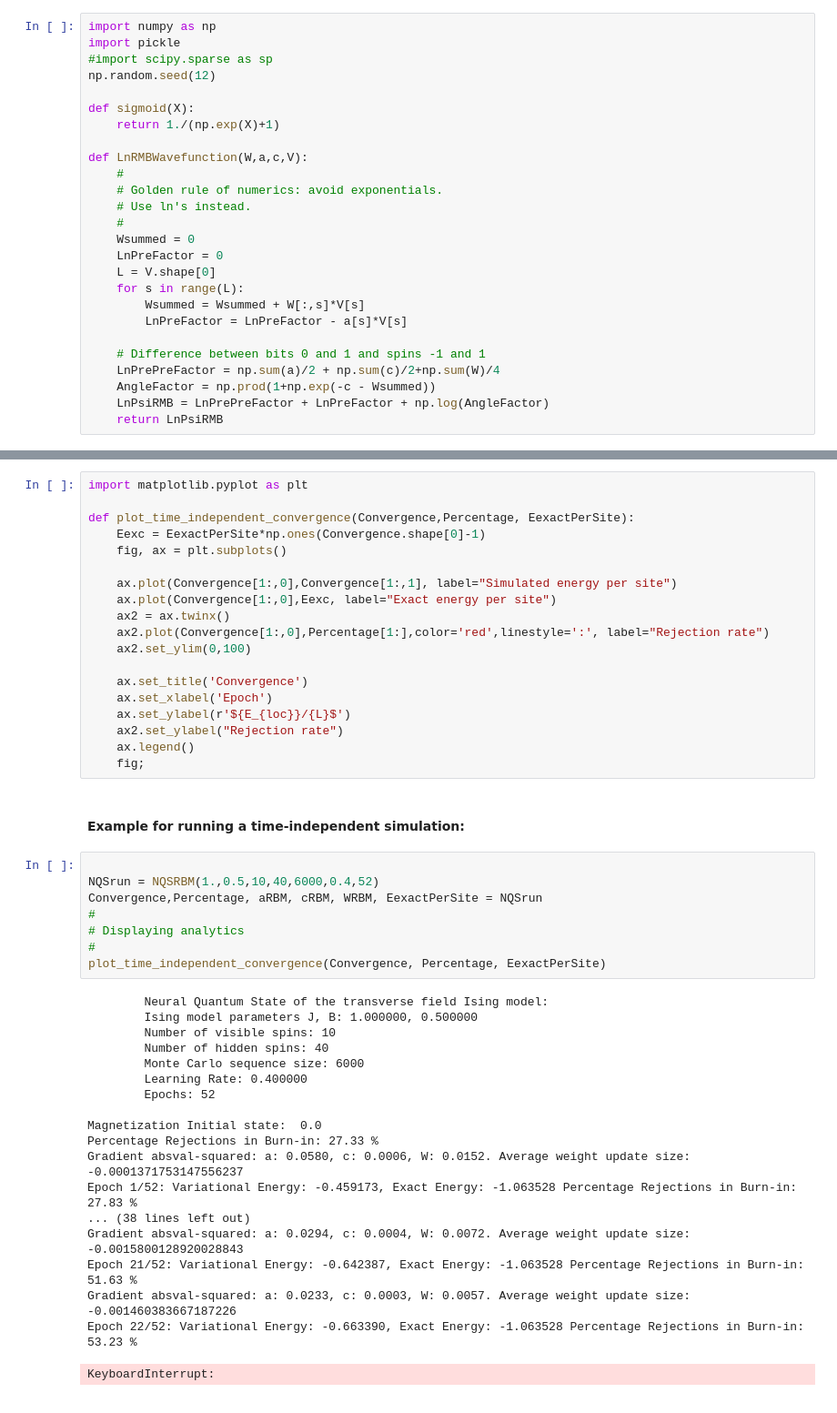
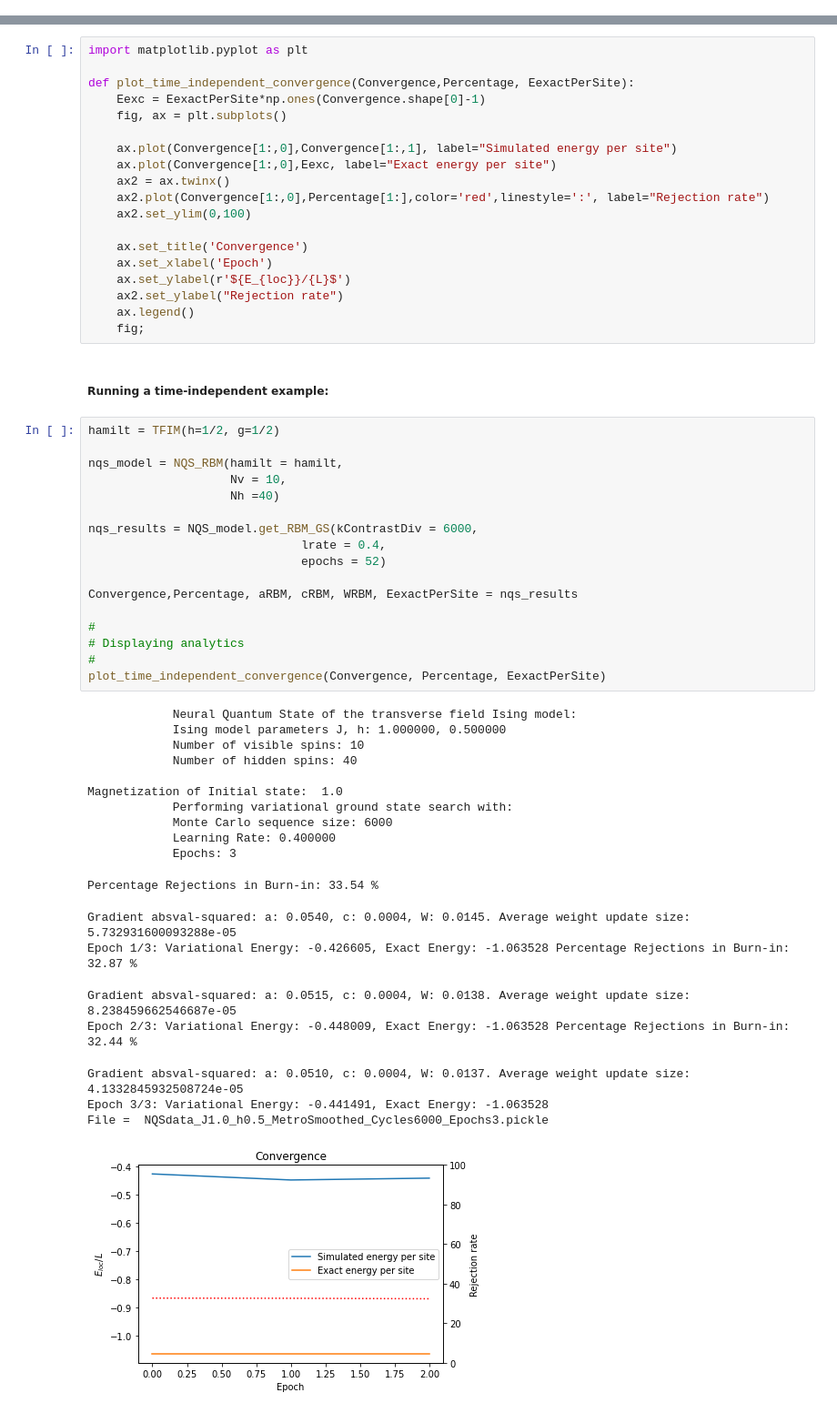
Before and after one commit to scipham/PCQI, a Jupyter notebook: TDP_NQS_notebook.ipynb, the cells around one changed output, grey strips where cells are left out. Shown at 91% size. Cells and saved outputs as stored; diff of their text form.

```diff
--- a/TDP_NQS_notebook.ipynb
+++ b/TDP_NQS_notebook.ipynb
@@ -9,29 +9,3 @@ Set-up of basic NQS framework & implementation of time evolution + evaluation of
 # %% [markdown]
 ---------------------------------------------------
 #### Basic set-up of NQS:
-# %%
-import numpy as np
-import pickle
-#import scipy.sparse as sp
-np.random.seed(12)
-
-def sigmoid(X):
-    return 1./(np.exp(X)+1)
-
-def LnRMBWavefunction(W,a,c,V):
-    #
-    # Golden rule of numerics: avoid exponentials.
-    # Use ln's instead.
-    #
-    Wsummed = 0
-    LnPreFactor = 0
-    L = V.shape[0]
-    for s in range(L):
-        Wsummed = Wsummed + W[:,s]*V[s]
-        LnPreFactor = LnPreFactor - a[s]*V[s]
-
-    # Difference between bits 0 and 1 and spins -1 and 1
-    LnPrePreFactor = np.sum(a)/2 + np.sum(c)/2+np.sum(W)/4
-    AngleFactor = np.prod(1+np.exp(-c - Wsummed))
-    LnPsiRMB = LnPrePreFactor + LnPreFactor + np.log(AngleFactor)
-    return LnPsiRMB
@@ -381,31 +395,41 @@ def plot_time_independent_convergence(Convergence,Percentage, EexactPerSite):
     ax.legend()
     fig;
 # %% [markdown]
-#### Example for running a time-independent simulation:
+##### Running a time-independent example:
 # %%
+hamilt = TFIM(h=1/2, g=1/2)
 
-NQSrun = NQSRBM(1.,0.5,10,40,6000,0.4,52)
-Convergence,Percentage, aRBM, cRBM, WRBM, EexactPerSite = NQSrun
+nqs_model = NQS_RBM(hamilt = hamilt,
+                    Nv = 10,
+                    Nh =40)
+
+nqs_results = NQS_model.get_RBM_GS(kContrastDiv = 6000,
+                              lrate = 0.4,
+                              epochs = 52)
+
+Convergence,Percentage, aRBM, cRBM, WRBM, EexactPerSite = nqs_results
+
 #
 # Displaying analytics
 #
 plot_time_independent_convergence(Convergence, Percentage, EexactPerSite)
 # %% [output]
-        Neural Quantum State of the transverse field Ising model:
-        Ising model parameters J, B: 1.000000, 0.500000
-        Number of visible spins: 10
-        Number of hidden spins: 40
-        Monte Carlo sequence size: 6000
-        Learning Rate: 0.400000
-        Epochs: 52
+            Neural Quantum State of the transverse field Ising model:
+            Ising model parameters J, h: 1.000000, 0.500000
+            Number of visible spins: 10
+            Number of hidden spins: 40
 
-Magnetization Initial state:  0.0
-Percentage Rejections in Burn-in: 27.33 %
-Gradient absval-squared: a: 0.0580, c: 0.0006, W: 0.0152. Average weight update size: -0.0001371753147556237
-Epoch 1/52: Variational Energy: -0.459173, Exact Energy: -1.063528 Percentage Rejections in Burn-in: 27.83 %
-... (38 lines left out)
-Gradient absval-squared: a: 0.0294, c: 0.0004, W: 0.0072. Average weight update size: -0.0015800128920028843
-Epoch 21/52: Variational Energy: -0.642387, Exact Energy: -1.063528 Percentage Rejections in Burn-in: 51.63 %
-Gradient absval-squared: a: 0.0233, c: 0.0003, W: 0.0057. Average weight update size: -0.001460383667187226
-Epoch 22/52: Variational Energy: -0.663390, Exact Energy: -1.063528 Percentage Rejections in Burn-in: 53.23 %
+Magnetization of Initial state:  1.0
+            Performing variational ground state search with:
+            Monte Carlo sequence size: 6000
+            Learning Rate: 0.400000
+            Epochs: 3
-KeyboardInterrupt:
+Percentage Rejections in Burn-in: 33.54 %
+Gradient absval-squared: a: 0.0540, c: 0.0004, W: 0.0145. Average weight update size: 5.732931600093288e-05
+Epoch 1/3: Variational Energy: -0.426605, Exact Energy: -1.063528 Percentage Rejections in Burn-in: 32.87 %
+Gradient absval-squared: a: 0.0515, c: 0.0004, W: 0.0138. Average weight update size: 8.238459662546687e-05
+Epoch 2/3: Variational Energy: -0.448009, Exact Energy: -1.063528 Percentage Rejections in Burn-in: 32.44 %
+Gradient absval-squared: a: 0.0510, c: 0.0004, W: 0.0137. Average weight update size: 4.1332845932508724e-05
+Epoch 3/3: Variational Energy: -0.441491, Exact Energy: -1.063528
+File =  NQSdata_J1.0_h0.5_MetroSmoothed_Cycles6000_Epochs3.pickle
+[figure, added]
```
Also changed, not shown: parts of 15 cells of this notebook, 1 other file.
